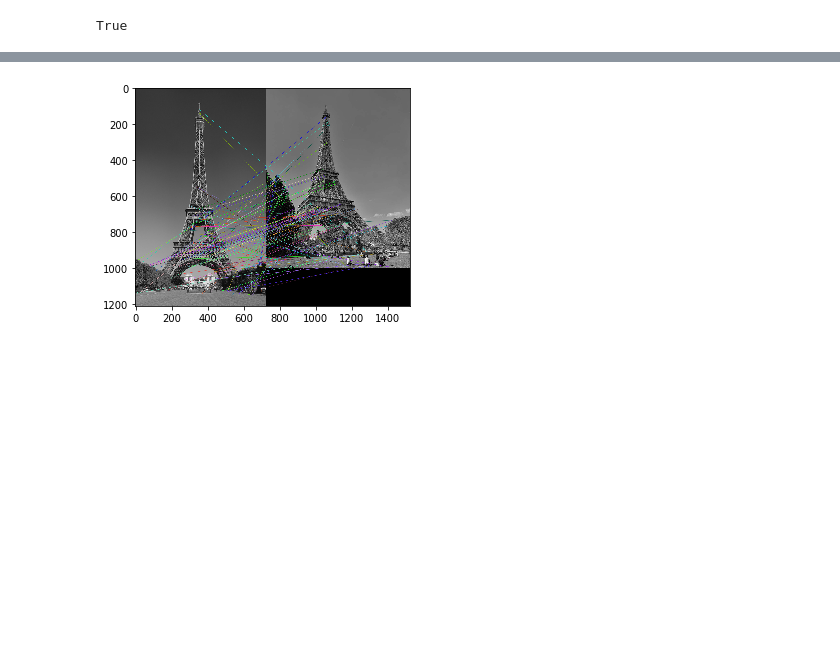
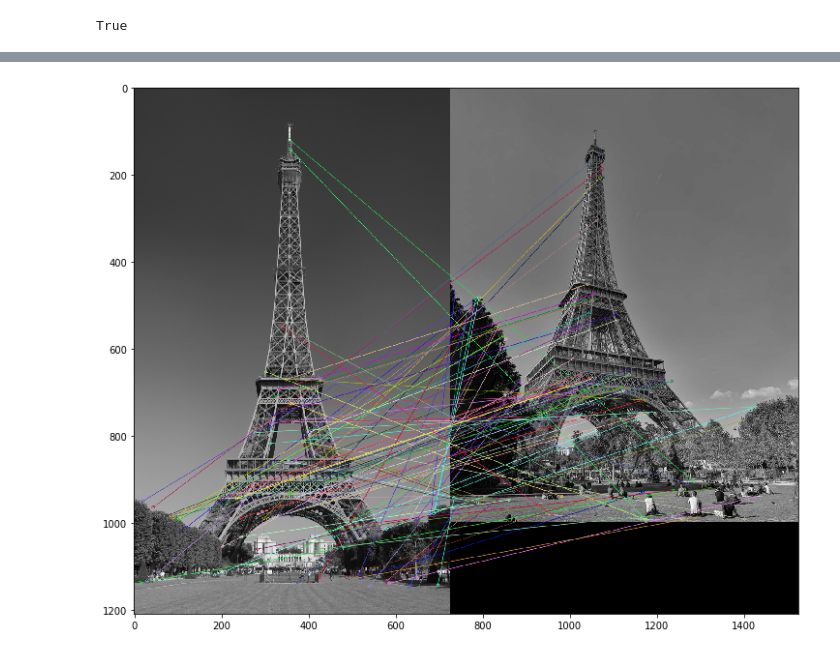
Before and after one commit to Kunalgarg2100/CVTute, a Jupyter notebook: SIFT-tute.ipynb, the cells around one changed output, grey strips where cells are left out. Saved outputs shown, nothing was run; the diff lists cells and outputs as text; code cells hidden in the pictures; blank space fills up the shorter version.

```diff
--- a/SIFT-tute.ipynb
+++ b/SIFT-tute.ipynb
@@ -140,29 +140,30 @@ plt.show();
 # %%
 import cv2
 import matplotlib.pyplot as plt
 %matplotlib inline
 
 # read images
 img1 = cv2.imread('t2.jpg')
 img2 = cv2.imread('t3.jpg')
 
 img1 = cv2.cvtColor(img1, cv2.COLOR_BGR2GRAY)
 img2 = cv2.cvtColor(img2, cv2.COLOR_BGR2GRAY)
 
 #sift
 sift = cv2.xfeatures2d.SIFT_create()
 
 keypoints_1, descriptors_1 = sift.detectAndCompute(img1,None)
 keypoints_2, descriptors_2 = sift.detectAndCompute(img2,None)
 
 #feature matching
 bf = cv2.BFMatcher(cv2.NORM_L1, crossCheck=True)
 
 matches = bf.match(descriptors_1,descriptors_2)
 matches = sorted(matches, key = lambda x:x.distance)
 
 img3 = cv2.drawMatches(img1, keypoints_1, img2, keypoints_2, matches[:100], img2, flags=2)
+plt.figure(figsize=(15,10))
 plt.imshow(img3),plt.show()
 cv2.imwrite('tsift_keypointst.jpg',img3);
 # %% [output]
-[figure, old version]
+[figure, new version]
```
Also changed, not shown: parts of 2 cells of this notebook, 1 other file.
